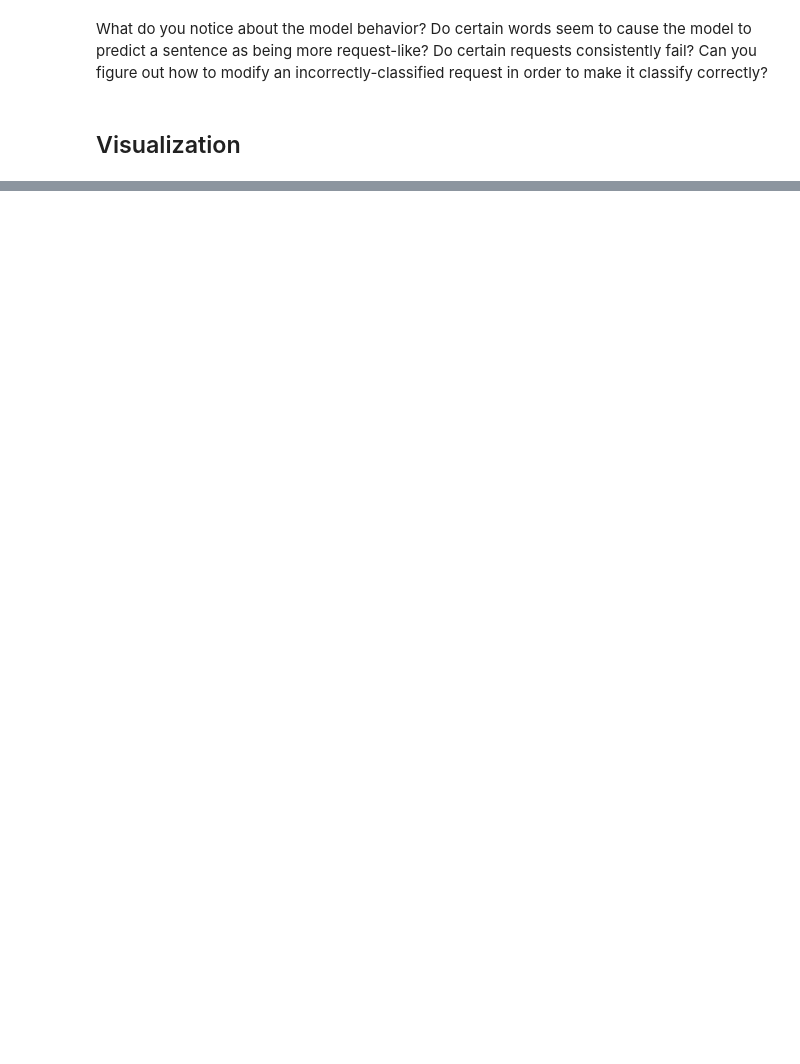
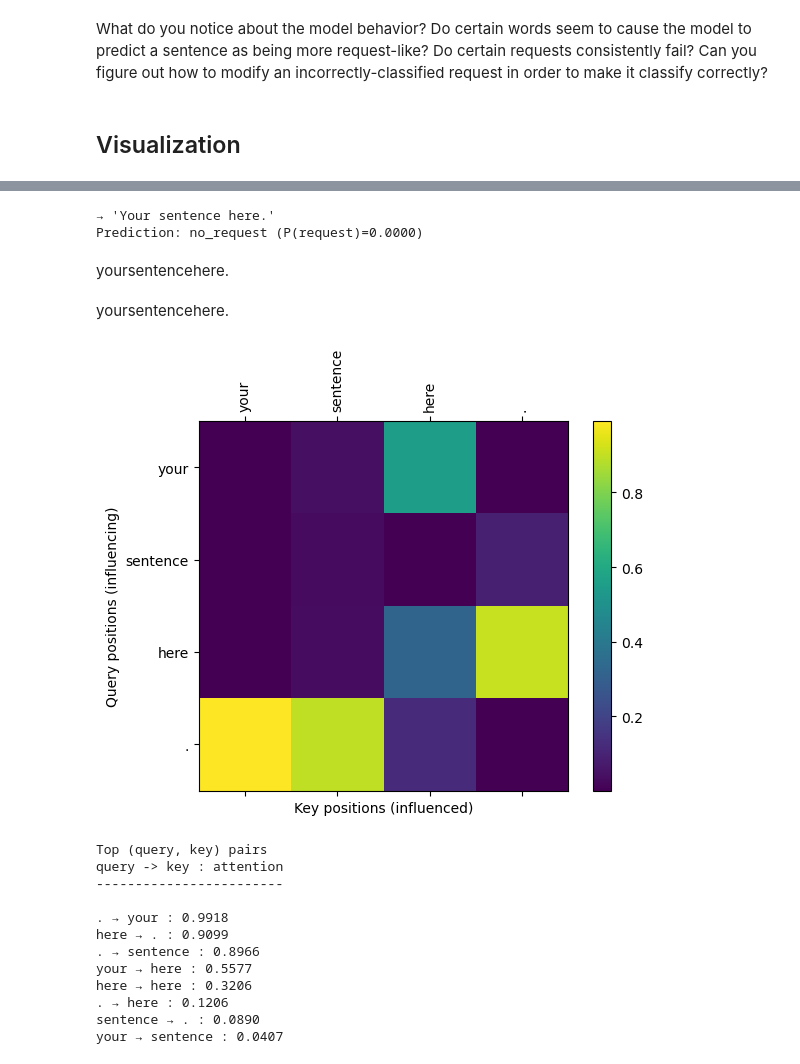
Before and after one commit to Benkendorfer/ErUM_Transformers_Tutorial_2025, a Jupyter notebook: Attention.ipynb, the cells around one changed output, grey strips where cells are left out. Cells and saved outputs as stored; diff of their text form; code cells hidden in the pictures; blank space fills up the shorter version.

```diff
--- a/Attention.ipynb
+++ b/Attention.ipynb
@@ -104,7 +106,7 @@ import attention_model
 
 import torch.nn as nn
 
-model = attention_model.RequestClassifier(len(vocab))
+model = attention_model.RequestClassifier(len(vocab), num_layers=1)
 # %% [markdown]
 What does the model look like?
 # %%
@@ -298,26 +486,22 @@ Now let's plot a number of sentences, and see which words are most important.
 # %%
-test_sentences = [
-    "Please send me the report by EOD.",
-    "I need the report ASAP.",
-    "Please help me out with the report.",
-    "The boss would like the Facebook post today.",
-    "I hope all is well with you, and one day when you are in the DC area and have nothing better to do you will let me have the opportunity to visit over dinner and reflect on how many years it has been since you and we created the Natural Gas Clearing House."
-]
+test_sentence = "Your sentence here."
 
-for sentence in test_sentences:
-    tokens = tokenizer(sentence)
-    ids    = torch.tensor([vocab(tokens)], dtype=torch.long)
-    padm   = ids == vocab['<pad>']
-
-    model.eval()
-    with torch.no_grad():
-        logits, attn = model(ids, src_key_padding_mask=padm, return_attn=True)
-        # attn: [1, seq_len, seq_len]  (since single head)
-
-        attn_np = np.asarray(attn[0].detach().cpu().tolist())
-
-    col_importance = [ sum(row[j] for row in attn_np) for j in range(len(tokens)) ]
-
-    utility.display_tokens_with_alpha(tokens, col_importance)
-    print(f"Prediction: {label_map[logits.argmax(dim=-1).item()]} ; P(request)={F.softmax(logits, dim=-1)[0][1]:.4f}")
-    print("")
+run_visualization(model, test_sentence, vocab, tokenizer)
+# %% [output]
+→ 'Your sentence here.'
+Prediction: no_request (P(request)=0.0000)
+yoursentencehere.
+yoursentencehere.
+[figure, added]
+Top (query, key) pairs
+query -> key : attention
+------------------------
+
+. → your : 0.9918
+here → . : 0.9099
+. → sentence : 0.8966
+your → here : 0.5577
+here → here : 0.3206
+. → here : 0.1206
+sentence → . : 0.0890
+your → sentence : 0.0407
```
Also changed, not shown: parts of 21 cells of this notebook, 3 other files.
